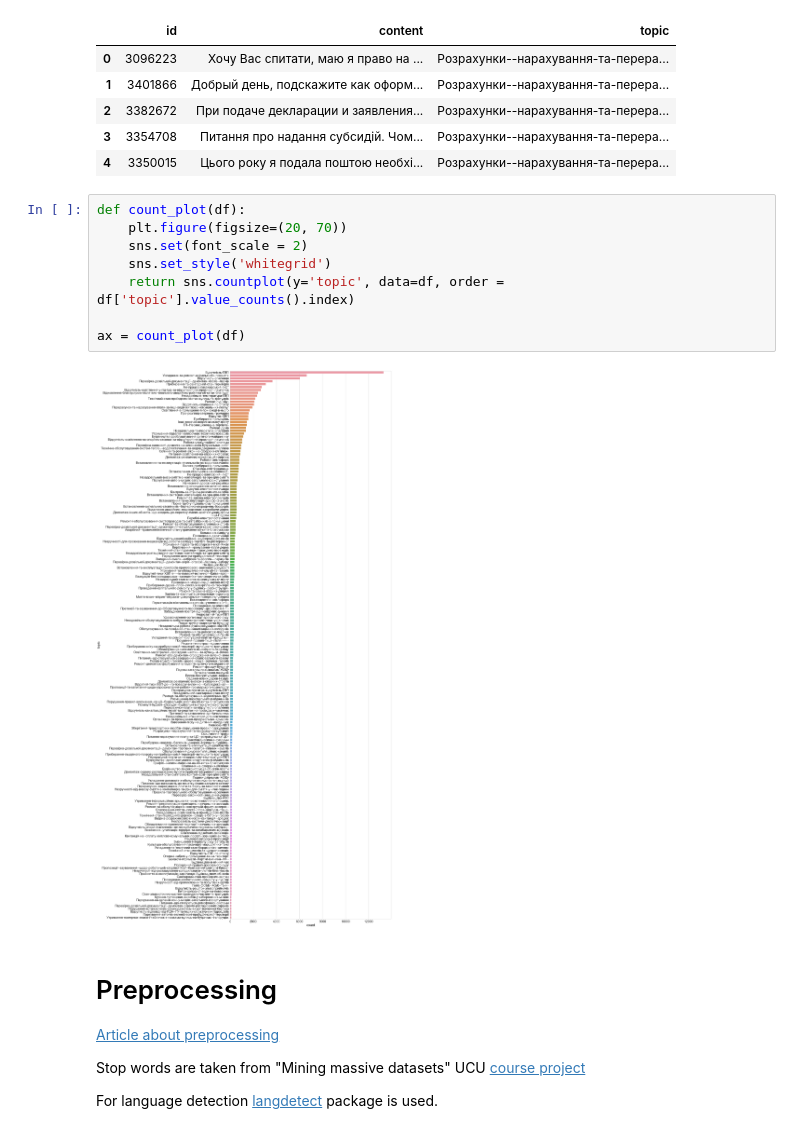
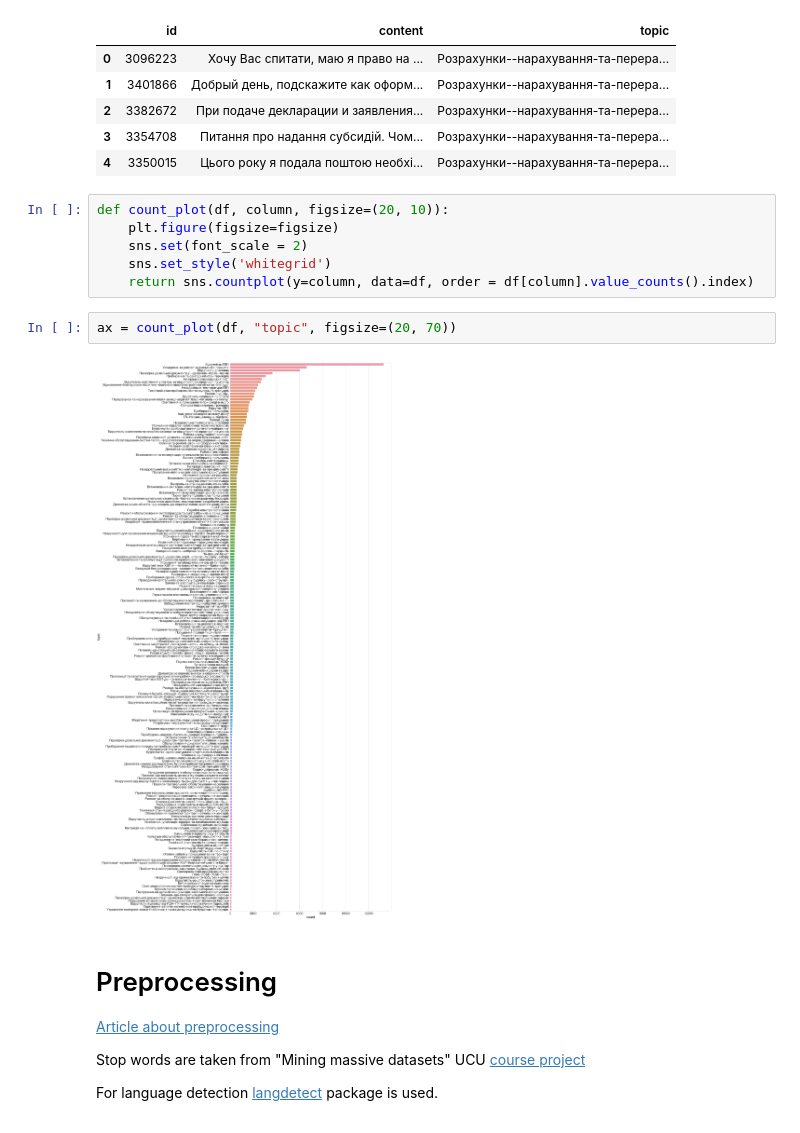
Before and after one commit to IvanProdaiko94/UCU-nlp-hw-4, a Jupyter notebook: neural-embeddings.ipynb, the cells around one changed output. Cells and saved outputs as stored; diff of their text form.

```diff
--- a/neural-embeddings.ipynb
+++ b/neural-embeddings.ipynb
@@ -87,15 +92,15 @@ df.head()
 | 3 | 3354708 | Питання про надання субсидій. Чом... | Розрахунки--нарахування-та-перера... |
 | 4 | 3350015 | Цього року я подала поштою необхі... | Розрахунки--нарахування-та-перера... |
 # %%
-def count_plot(df):
-    plt.figure(figsize=(20, 70))
+def count_plot(df, column, figsize=(20, 10)):
+    plt.figure(figsize=figsize)
     sns.set(font_scale = 2)
     sns.set_style('whitegrid')
-    return sns.countplot(y='topic', data=df, order = df['topic'].value_counts().index)
-
-ax = count_plot(df)
+    return sns.countplot(y=column, data=df, order = df[column].value_counts().index)
-# %% [output]
-[figure, removed]
+# %%
+ax = count_plot(df, "topic", figsize=(20, 70))
+# %% [output]
+[figure, added]
 # %% [markdown]
 # Preprocessing
 
```
Also changed, not shown: parts of 15 cells of this notebook.
